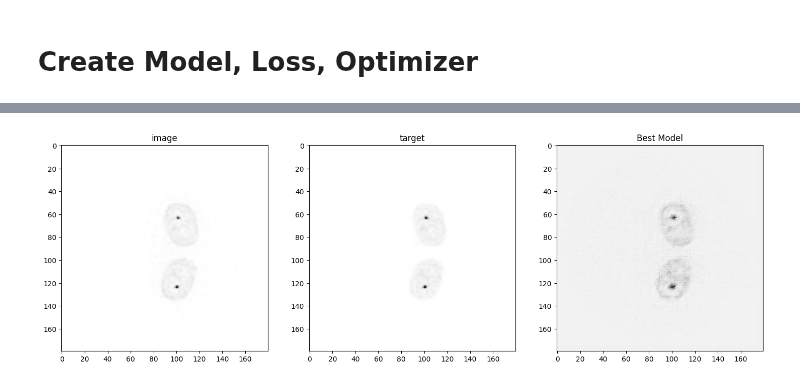
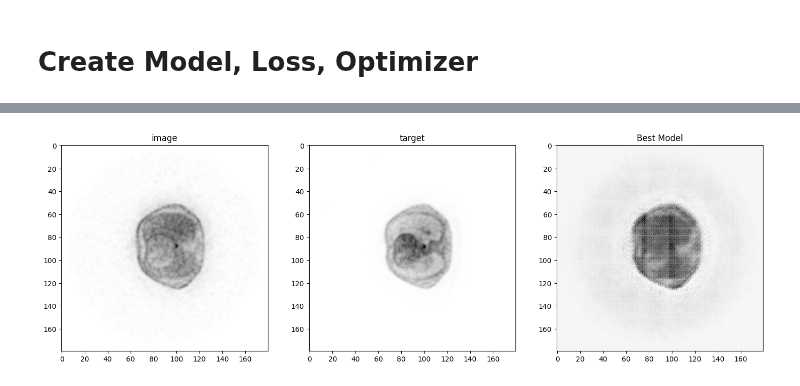
Before and after one commit to s-shahpouri/DL_PET, a Jupyter notebook: PET_Regression.ipynb, the cells around one changed output, grey strips where cells are left out. Cells and saved outputs as stored; diff of their text form; code cells hidden in the pictures.

```diff
--- a/PET_Regression.ipynb
+++ b/PET_Regression.ipynb
@@ -141,8 +153,8 @@ val_transforms = Compose(
 
     ])
 
-train_ds = CacheDataset(data=train_files, transform=train_transforms, cache_rate=1.0, num_workers=2)
-train_loader = DataLoader(train_ds, batch_size=4, shuffle=True, num_workers=4)
+train_ds = CacheDataset(data=train_files, transform=train_transforms, cache_rate=1.0, num_workers=1)
+train_loader = DataLoader(train_ds, batch_size=4, shuffle=True, num_workers=1)
 
-val_ds = CacheDataset(data=val_files, transform=val_transforms, cache_rate=1.0, num_workers=2)
-val_loader = DataLoader(val_ds, batch_size=4, shuffle=False, num_workers=4)
+val_ds = CacheDataset(data=val_files, transform=val_transforms, cache_rate=1.0, num_workers=1)
+val_loader = DataLoader(val_ds, batch_size=1, shuffle=False, num_workers=1)
@@ -153,7 +170,7 @@ check_data = first(check_loader)
 image, target = (check_data["image"][0][0], check_data["target"][0][0])
 print(f"image shape: {image.shape}, target shape: {target.shape}")
 # plot the slice [:, :, n]
-n = 31
+n = 100
 
 plt.figure("check", (12, 6))
 plt.subplot(1, 2, 1)
@@ -192,14 +209,17 @@ model = UNet(
 
 loss_function = torch.nn.MSELoss()
 optimizer = torch.optim.Adam(model.parameters(), 1e-4)
+# %%
+max_epochs = 50
+val_interval = 2
+best_metric = float('inf')
+best_metric_epoch = -1
+epoch_loss_values = []
+metric_values = []
+train_losses = []
+val_losses = []
 # %%
-###### MY method
-max_epochs = 200
-val_interval = 2
-best_metric = float('inf')
-best_metric_epoch = -1
-epoch_loss_values = []
-metric_values = []
+
 
 for epoch in range(max_epochs):
     print("-" * 10)
@@ -222,6 +242,7 @@ for epoch in range(max_epochs):
 
     epoch_loss /= step
     epoch_loss_values.append(epoch_loss)
+    train_losses.append(epoch_loss)
     print(f"epoch {epoch + 1} average loss: {epoch_loss:.4f}")
 
     if (epoch + 1) % val_interval == 0:
@@ -236,6 +257,7 @@ for epoch in range(max_epochs):
 
             val_loss /= len(val_loader)
             metric_values.append(val_loss)
+            val_losses.append(val_loss)
             print(f"Validation loss: {val_loss:.4f}")
 
             if val_loss < best_metric:
@@ -287,38 +305,38 @@ train completed, best_metric: 0.2485 at epoch: 200
 def visualize_results(val_data, model, n, title):
 
     val_outputs = sliding_window_inference(val_data["image"].to(device), roi_size,
-                          sw_batch_size, model, progress=True, overlap=0.30) # using ov= 0.9 best image ever I have.
+                          sw_batch_size, model, progress=True, overlap=0.70) # using ov= 0.9 best image ever I have.
 
     plt.figure("check", (18, 6))
     plt.subplot(1, 3, 1)
     plt.title(f"image")
     plt.imshow(val_data["image"][0, 0, :, :, n], cmap="gist_yarg")
 
     plt.subplot(1, 3, 2)
     plt.title(f"target")
     plt.imshow(val_data["target"][0, 0, :, :, n], cmap="gist_yarg")
 
     plt.subplot(1, 3, 3)
     plt.title(title)
     output_slice = val_outputs.detach().cpu()[0, 0, :, :, n]
-    plt.imshow(output_slice, cmap="gist_yarg")
+    plt.imshow(output_slice, cmap="gist_yarg") # "gist_yarg")
     plt.show()
 
 
     # Load the best model state for visualization
 model.load_state_dict(torch.load(os.path.join(root_dir, "best_metric_PET.pth")))
 model.eval()
 roi_size = (80, 80, 80)
 sw_batch_size = 64 # Increase the overlap by using a higher sw_batch_size
 with torch.no_grad():
     for i, val_data in enumerate(val_loader):
 
-        n = 15
+        n = 200
         visualize_results(val_data, model, n, f"Best Model")
         if i == 0:
             break
 # %% [output]
-[figure, old version]
+[figure, new version]
 # %%
 #         if dice_after > best_eval_dice:
 #             best_eval_dice = dice_after
```
Also changed, not shown: parts of 10 cells of this notebook.
